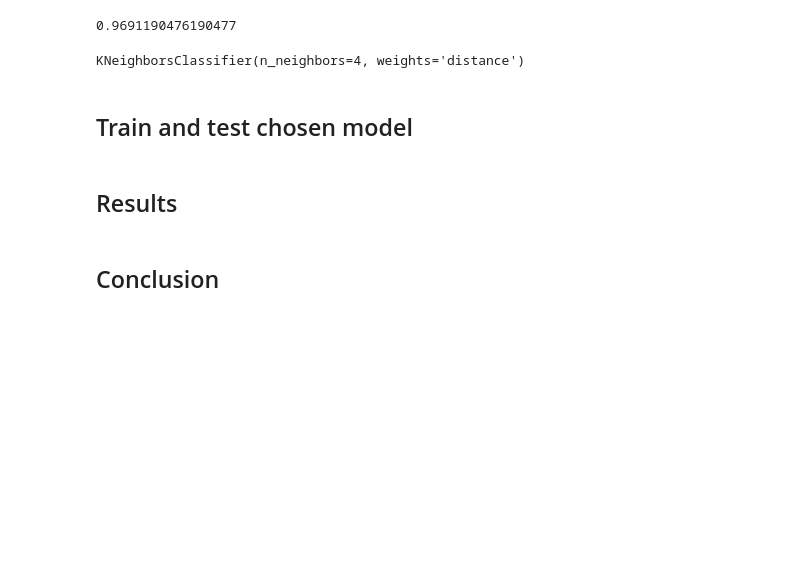
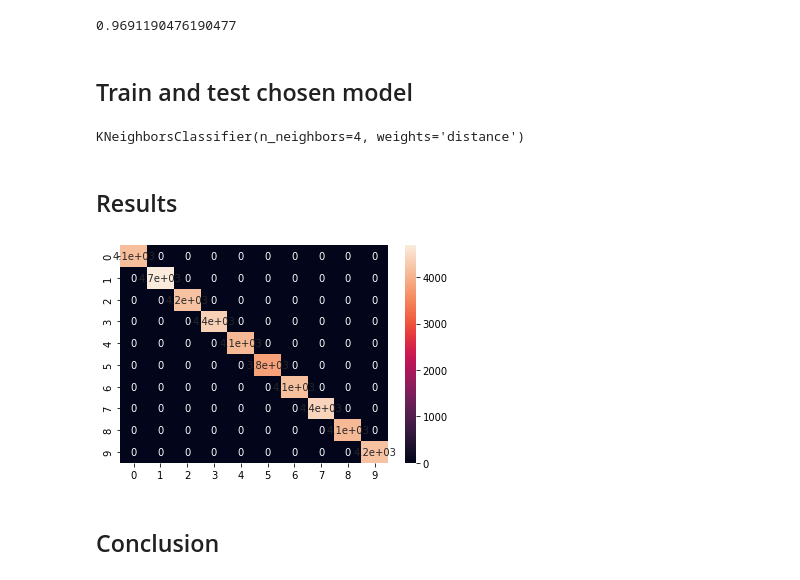
Before and after one commit to Im-Rises/digit_recognizer_ml, a Jupyter notebook: main_kaggle.ipynb, the cells around one changed output. Cells and saved outputs as stored; diff of their text form; code cells hidden in the pictures; blank space fills up the shorter version.

Commit message:
Best model found'

```diff
--- a/main_kaggle.ipynb
+++ b/main_kaggle.ipynb
@@ -66,7 +72,7 @@ knn = KNeighborsClassifier()
 
 grid_params = {'n_neighbors': [i for i in range(1, 11)], 'weights': ["uniform", "distance"]}
 
-gsCV = GridSearchCV(knn, grid_params)
+gsCV = GridSearchCV(knn, grid_params, verbose=3)
 # %% [markdown]
 ## Train models
 # %%
@@ -85,13 +105,24 @@ print(gsCV.best_params_)
 print(gsCV.best_score_)
 # %% [output]
 0.9691190476190477
+# %% [markdown]
+## Train and test chosen model
 # %%
 print(gsCV.best_estimator_.fit(X_train, y_train))
 # %% [output]
 KNeighborsClassifier(n_neighbors=4, weights='distance')
-# %% [markdown]
-## Train and test chosen model
+# %%
+y_pred = gsCV.best_estimator_.predict(X_train)
 # %% [markdown]
 ## Results
+# %%
+from sklearn.metrics import confusion_matrix
+import seaborn as sns
+
+cm = confusion_matrix(y_train, y_pred)
+sns.heatmap(cm, annot=True)
+plt.show()
+# %% [output]
+[figure, added]
 # %% [markdown]
 ## Conclusion
```
Also changed, not shown: parts of 4 cells of this notebook, 1 other file.
